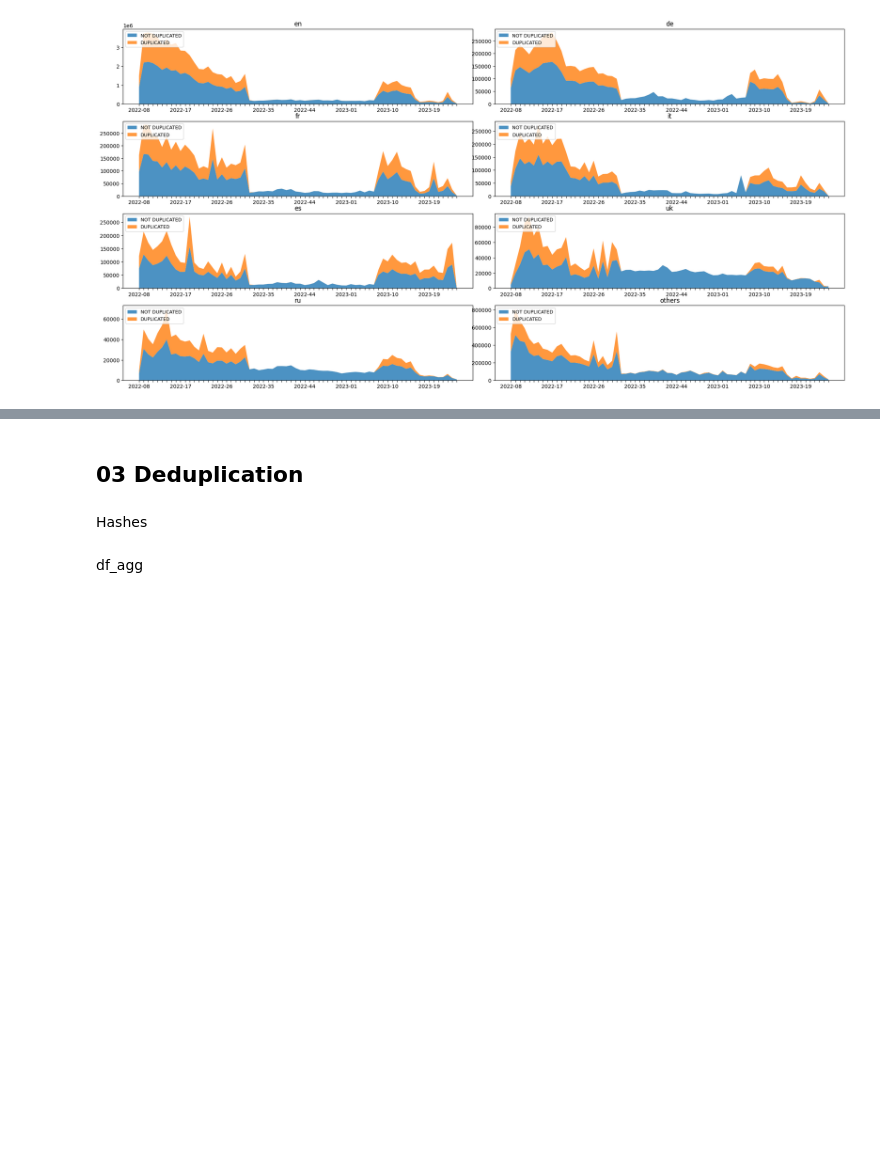
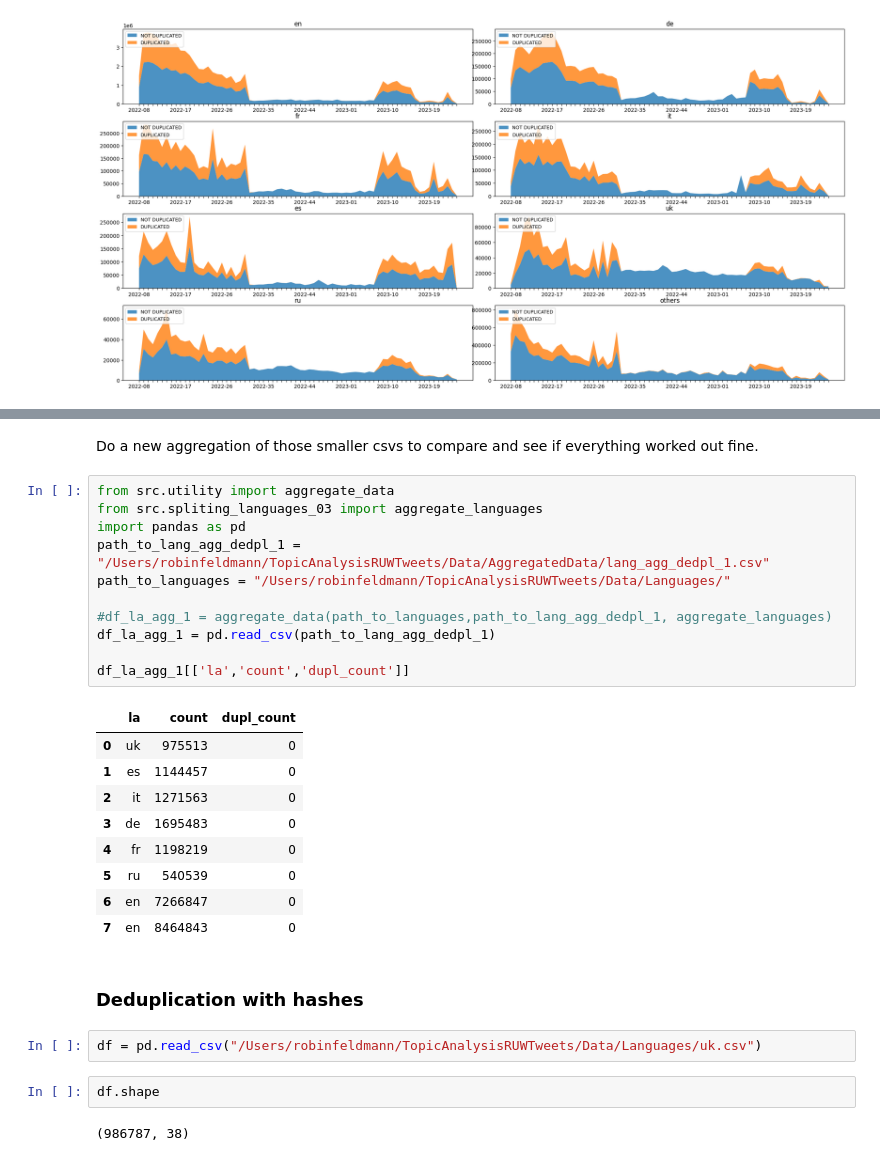
Before and after one commit to Freshpinguin/TopicAnalysisRUWTweets, a Jupyter notebook: Main.ipynb, the cells around one changed output, grey strips where cells are left out. Cells and saved outputs as stored; diff of their text form; blank space fills up the shorter version.

```diff
--- a/Main.ipynb
+++ b/Main.ipynb
@@ -226,6 +303,31 @@ stackplot_duplicates_over_weeks_multipl(df_agg, selected_languages)
+# %% [markdown]
+Do a new aggregation of those smaller csvs to compare and see if everything worked out fine.
+# %%
+from src.utility import aggregate_data
+from src.spliting_languages_03 import aggregate_languages
+import pandas as pd
+path_to_lang_agg_dedpl_1 = "/Users/robinfeldmann/TopicAnalysisRUWTweets/Data/AggregatedData/lang_agg_dedpl_1.csv"
+path_to_languages = "/Users/robinfeldmann/TopicAnalysisRUWTweets/Data/Languages/"
+
+#df_la_agg_1 = aggregate_data(path_to_languages,path_to_lang_agg_dedpl_1, aggregate_languages)
+df_la_agg_1 = pd.read_csv(path_to_lang_agg_dedpl_1)
+
+df_la_agg_1[['la','count','dupl_count']]
+# %% [output]
+|  | la | count | dupl_count |
+| 0 | uk | 975513 | 0 |
+| 1 | es | 1144457 | 0 |
+| 2 | it | 1271563 | 0 |
+| 3 | de | 1695483 | 0 |
+| 4 | fr | 1198219 | 0 |
+| 5 | ru | 540539 | 0 |
+| 6 | en | 7266847 | 0 |
+| 7 | en | 8464843 | 0 |
 # %% [markdown]
-## 03 Deduplication
+### Deduplication with hashes
-# %% [markdown]
-Hashes
-# %% [markdown]
-df_agg
+# %%
+df = pd.read_csv("/Users/robinfeldmann/TopicAnalysisRUWTweets/Data/Languages/uk.csv")
+# %%
+df.shape
+# %% [output]
+(986787, 38)
```
Also changed, not shown: parts of 11 cells of this notebook, 3 other files.
